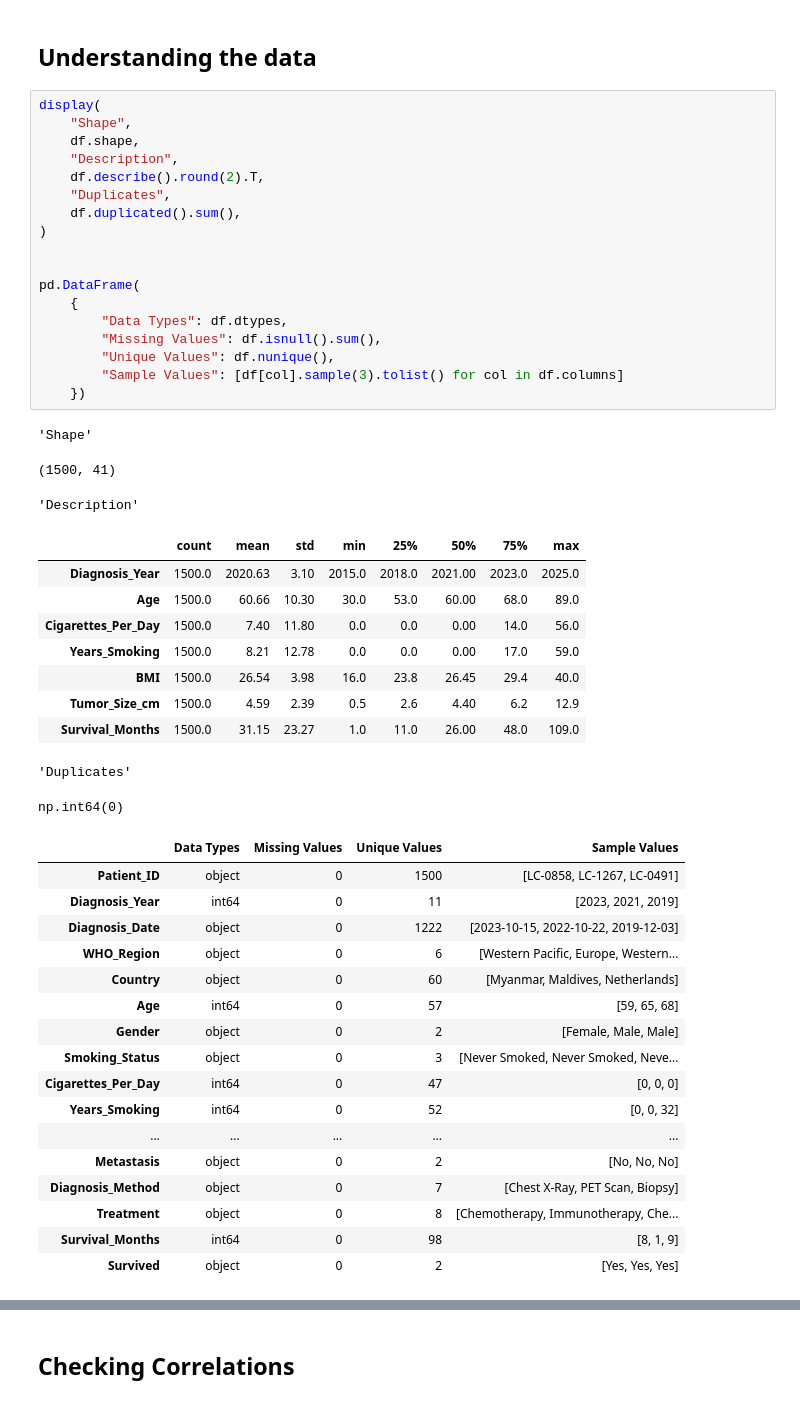
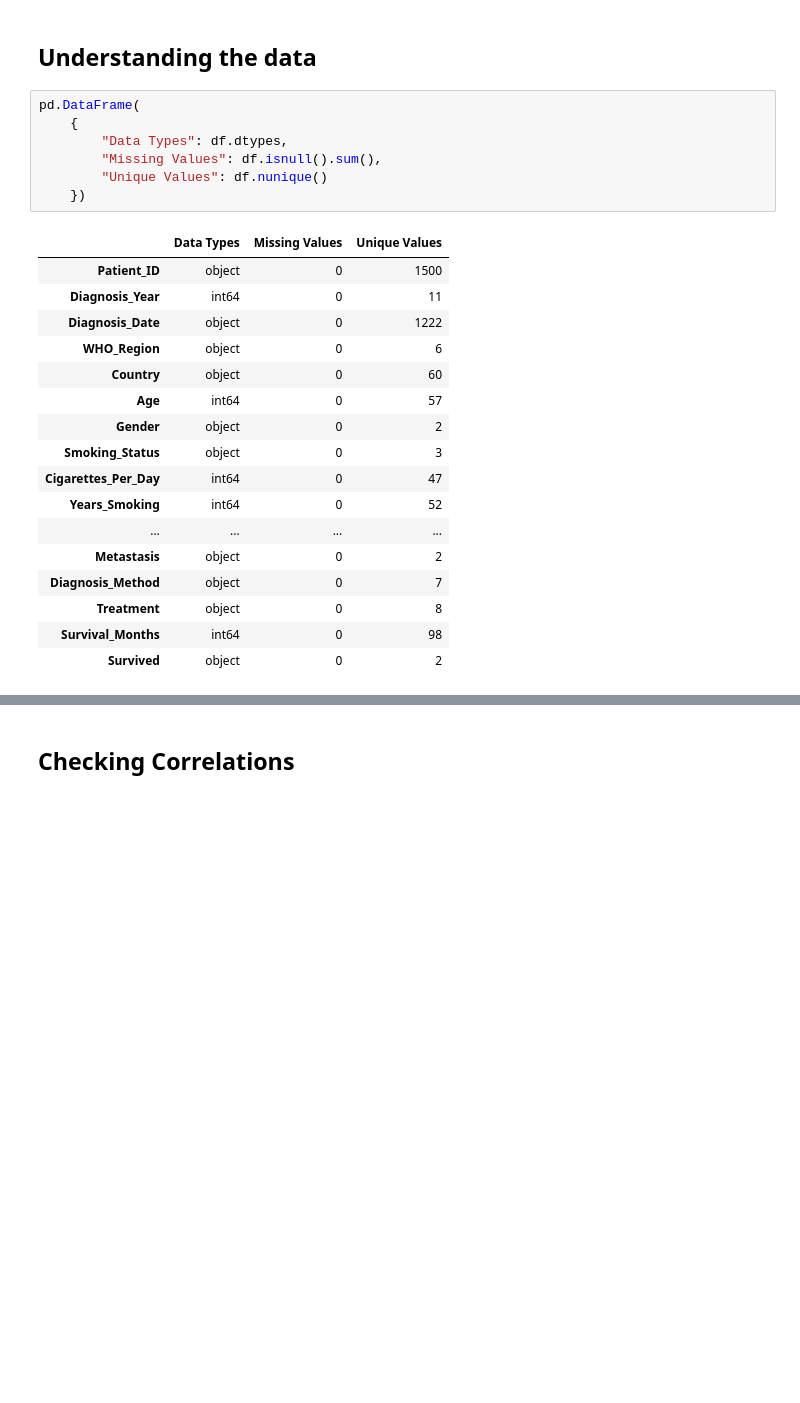
Before and after one commit to jdncpng/dpp-projekt, a Jupyter notebook: notebooks/01_exploration.ipynb, the cells around one changed output, grey strips where cells are left out. Saved outputs shown, nothing was run; the diff lists cells and outputs as text; blank space fills up the shorter version.

```diff
--- a/notebooks/01_exploration.ipynb
+++ b/notebooks/01_exploration.ipynb
@@ -43,51 +52,27 @@ df.head()
 # %% [markdown]
 ## Understanding the data
 # %%
-display(
-    "Shape",
-    df.shape,
-    "Description",
-    df.describe().round(2).T,
-    "Duplicates",
-    df.duplicated().sum(),
-)
-
-
 pd.DataFrame(
     {
         "Data Types": df.dtypes,
         "Missing Values": df.isnull().sum(),
-        "Unique Values": df.nunique(),
-        "Sample Values": [df[col].sample(3).tolist() for col in df.columns]
+        "Unique Values": df.nunique()
     })
 # %% [output]
-'Shape'
-(1500, 41)
-'Description'
-|  | count | mean | std | min | 25% | 50% | 75% | max |
-| Diagnosis_Year | 1500.0 | 2020.63 | 3.10 | 2015.0 | 2018.0 | 2021.00 | 2023.0 | 2025.0 |
-| Age | 1500.0 | 60.66 | 10.30 | 30.0 | 53.0 | 60.00 | 68.0 | 89.0 |
-| Cigarettes_Per_Day | 1500.0 | 7.40 | 11.80 | 0.0 | 0.0 | 0.00 | 14.0 | 56.0 |
-| Years_Smoking | 1500.0 | 8.21 | 12.78 | 0.0 | 0.0 | 0.00 | 17.0 | 59.0 |
-| BMI | 1500.0 | 26.54 | 3.98 | 16.0 | 23.8 | 26.45 | 29.4 | 40.0 |
-| Tumor_Size_cm | 1500.0 | 4.59 | 2.39 | 0.5 | 2.6 | 4.40 | 6.2 | 12.9 |
-| Survival_Months | 1500.0 | 31.15 | 23.27 | 1.0 | 11.0 | 26.00 | 48.0 | 109.0 |
+|  | Data Types | Missing Values | Unique Values |
+| Patient_ID | object | 0 | 1500 |
+| Diagnosis_Year | int64 | 0 | 11 |
+| Diagnosis_Date | object | 0 | 1222 |
+| WHO_Region | object | 0 | 6 |
+| Country | object | 0 | 60 |
+| Age | int64 | 0 | 57 |
+| Gender | object | 0 | 2 |
+| Smoking_Status | object | 0 | 3 |
+| Cigarettes_Per_Day | int64 | 0 | 47 |
+| Years_Smoking | int64 | 0 | 52 |
+| ... | ... | ... | ... |
+| Metastasis | object | 0 | 2 |
+| Diagnosis_Method | object | 0 | 7 |
+| Treatment | object | 0 | 8 |
+| Survival_Months | int64 | 0 | 98 |
+| Survived | object | 0 | 2 |
-'Duplicates'
-np.int64(0)
-|  | Data Types | Missing Values | Unique Values | Sample Values |
-| Patient_ID | object | 0 | 1500 | [LC-0858, LC-1267, LC-0491] |
-| Diagnosis_Year | int64 | 0 | 11 | [2023, 2021, 2019] |
-| Diagnosis_Date | object | 0 | 1222 | [2023-10-15, 2022-10-22, 2019-12-03] |
-| WHO_Region | object | 0 | 6 | [Western Pacific, Europe, Western... |
-| Country | object | 0 | 60 | [Myanmar, Maldives, Netherlands] |
-| Age | int64 | 0 | 57 | [59, 65, 68] |
-| Gender | object | 0 | 2 | [Female, Male, Male] |
-| Smoking_Status | object | 0 | 3 | [Never Smoked, Never Smoked, Neve... |
-| Cigarettes_Per_Day | int64 | 0 | 47 | [0, 0, 0] |
-| Years_Smoking | int64 | 0 | 52 | [0, 0, 32] |
-| ... | ... | ... | ... | ... |
-| Metastasis | object | 0 | 2 | [No, No, No] |
-| Diagnosis_Method | object | 0 | 7 | [Chest X-Ray, PET Scan, Biopsy] |
-| Treatment | object | 0 | 8 | [Chemotherapy, Immunotherapy, Che... |
-| Survival_Months | int64 | 0 | 98 | [8, 1, 9] |
-| Survived | object | 0 | 2 | [Yes, Yes, Yes] |
```
Also changed, not shown: parts of 20 cells of this notebook, 1 other file.
